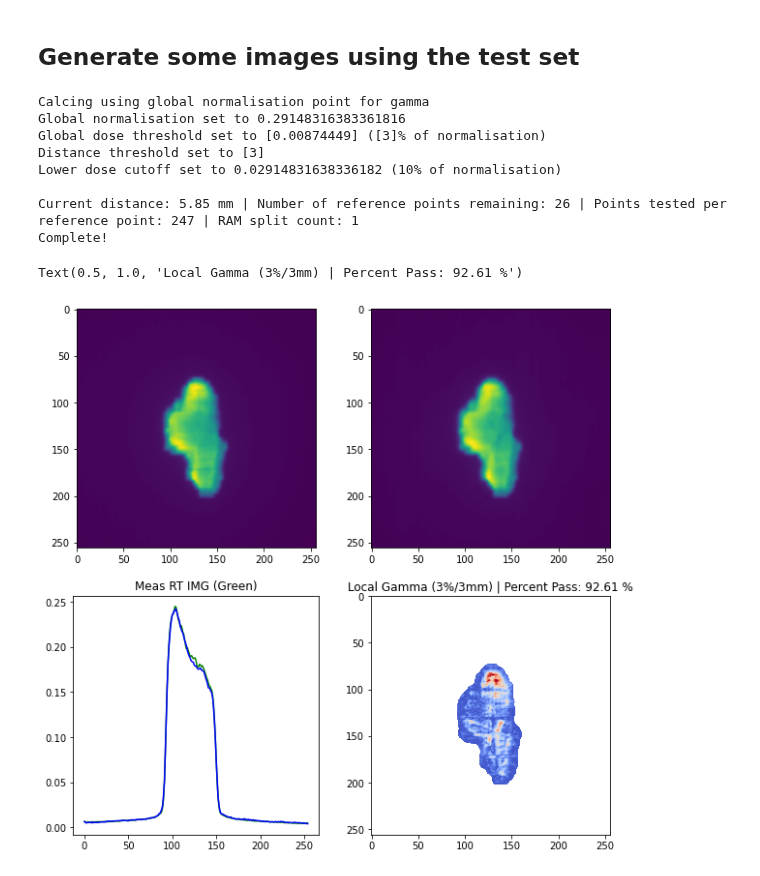
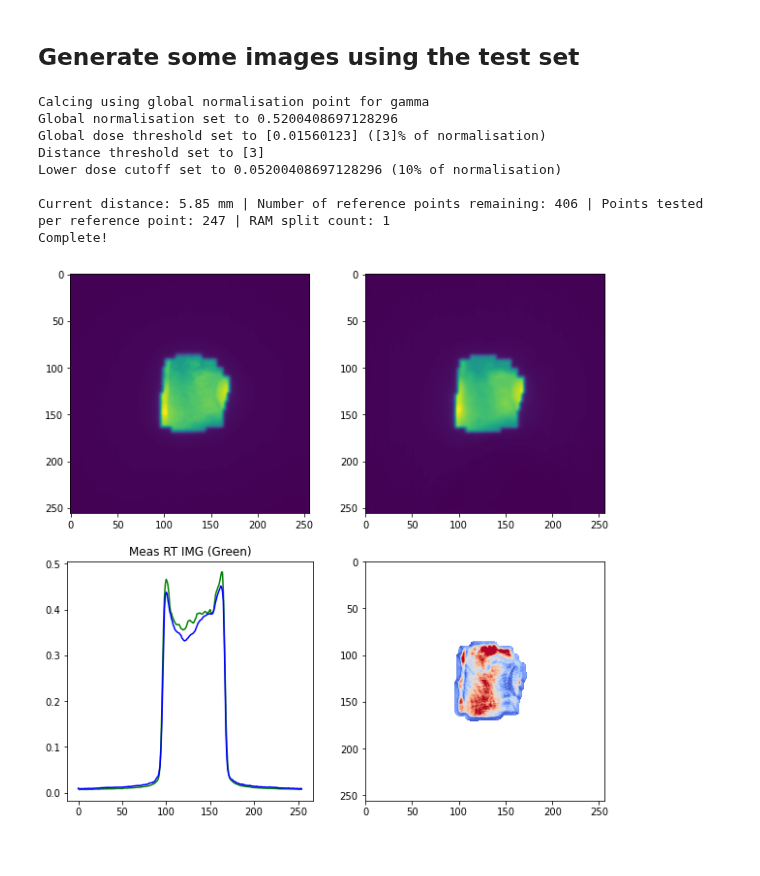
Before and after one commit to cbojechko/Image_Prediction, a Jupyter notebook: gamma_loss_test.ipynb, the cells around one changed output. Cells and saved outputs as stored; diff of their text form; code cells hidden in the pictures.

```diff
--- a/gamma_loss_test.ipynb
+++ b/gamma_loss_test.ipynb
@@ -772,7 +772,7 @@ gamma_options = {
     'dose_percent_threshold': 3,
     'distance_mm_threshold': 3,
     'lower_percent_dose_cutoff': 10,
-    'interp_fraction': 1,  # Should be 10 or more, see the paper referenced above
+    'interp_fraction': 20,  # Should be 10 or more, see the paper referenced above
     'max_gamma': 2,
     'random_subset': None,  # Can be used to get quick pass rates
     'local_gamma': False,  # Change to false for global gamma
@@ -794,7 +794,7 @@ coords = (yepid,xepid)
 # valid_dataset = tf.data.Dataset.from_tensor_slices((valid_data))
 # valid_dataset = valid_dataset.batch(BATCH_SIZE)
 # %%
-example = next(iter(test_dataset))
+example = next(iter(valid_dataset))
 input = example[0]
 #print(tf.shape(cbct_input))
 tar = example[1]
@@ -820,43 +820,42 @@ plt.imshow(prediction)
 
 predvec = prediction[128,1:256]
 rtvec = rtimage[128,1:256]
 
 #predvec = prediction[1:256,128]
 #rtvec = rtimage[1:256,128]
 
 plt.subplot(2, 2, 3)
 plt.plot(rtvec,'g')
 plt.title("Meas RT IMG (Green)")
 plt.plot(predvec,'b')
 #print(str(example["fname"]))
 
 gamma_test = pymedphys.gamma(coords,rtimage, coords, prediction, **gamma_options)
 valid_gamma = gamma_test[~np.isnan(gamma_test)]
 
-num_bins = (
-    gamma_options['interp_fraction'] * gamma_options['max_gamma'])
-bins = np.linspace(0, gamma_options['max_gamma'], num_bins + 1)
+#num_bins = (
+#    gamma_options['interp_fraction'] * gamma_options['max_gamma'])
+#bins = np.linspace(0, gamma_options['max_gamma'], num_bins + 1)
 
 #gamma_no_noise = pymedphys.gamma(coords, rtimage, coords, prediction,**gamma_options)
 plt.subplot(2, 2, 4)
 
 plt.imshow( gamma_test, clim=(0, 2), cmap='coolwarm')
 
 # plt.hist(valid_gamma, bins, density=True)
 # plt.xlim([0, gamma_options['max_gamma']])
 pass_ratio = np.sum(valid_gamma <= 1) / len(valid_gamma)
-plt.title(f"Local Gamma ({gamma_options['dose_percent_threshold']}%/{gamma_options['distance_mm_threshold']}mm) | Percent Pass: {pass_ratio*100:.2f} %")
+#plt.title(f"Local Gamma ({gamma_options['dose_percent_threshold']}%/{gamma_options['distance_mm_threshold']}mm) | Percent Pass: {pass_ratio*100:.2f} %")
 # %% [output]
 Calcing using global normalisation point for gamma
-Global normalisation set to 0.29148316383361816
-Global dose threshold set to [0.00874449] ([3]% of normalisation)
+Global normalisation set to 0.5200408697128296
+Global dose threshold set to [0.01560123] ([3]% of normalisation)
 Distance threshold set to [3]
-Lower dose cutoff set to 0.02914831638336182 (10% of normalisation)
+Lower dose cutoff set to 0.05200408697128296 (10% of normalisation)
 
-Current distance: 5.85 mm | Number of reference points remaining: 26 | Points tested per reference point: 247 | RAM split count: 1
+Current distance: 5.85 mm | Number of reference points remaining: 406 | Points tested per reference point: 247 | RAM split count: 1
 Complete!
-Text(0.5, 1.0, 'Local Gamma (3%/3mm) | Percent Pass: 92.61 %')
-[figure, old version]
+[figure, new version]
 # %%
 distker = np.matrix([2*np.sqrt(2)/3, 2/3, 2*np.sqrt(2)/3, 2/3, 0, 2/3,2*np.sqrt(2)/3, 2/3, 2*np.sqrt(2)/3 ]).reshape(3,3)
 distker
```
Also changed, not shown: parts of 14 cells of this notebook.
